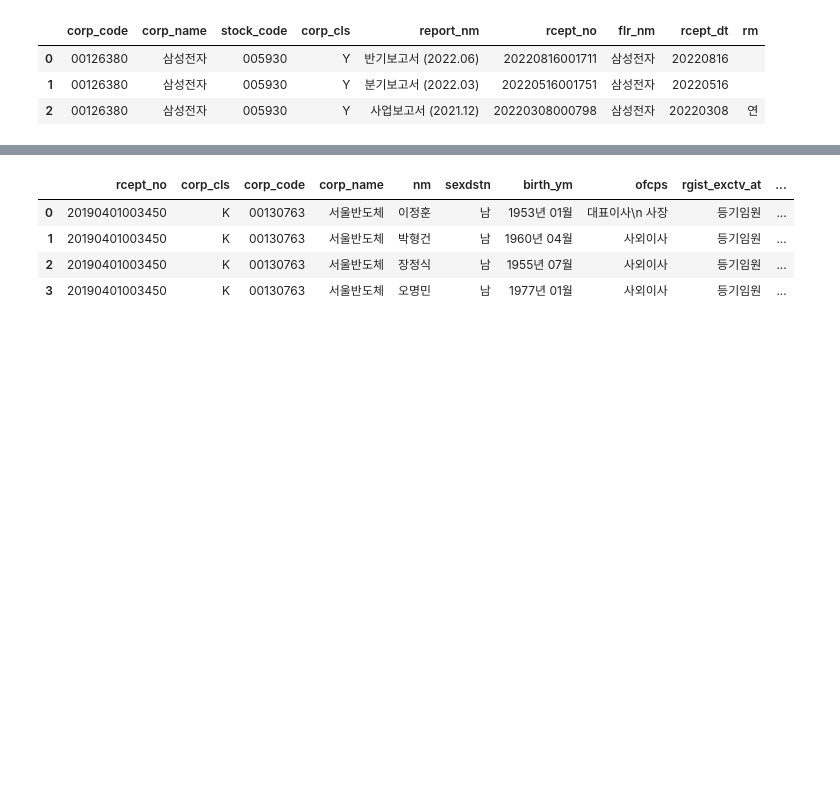
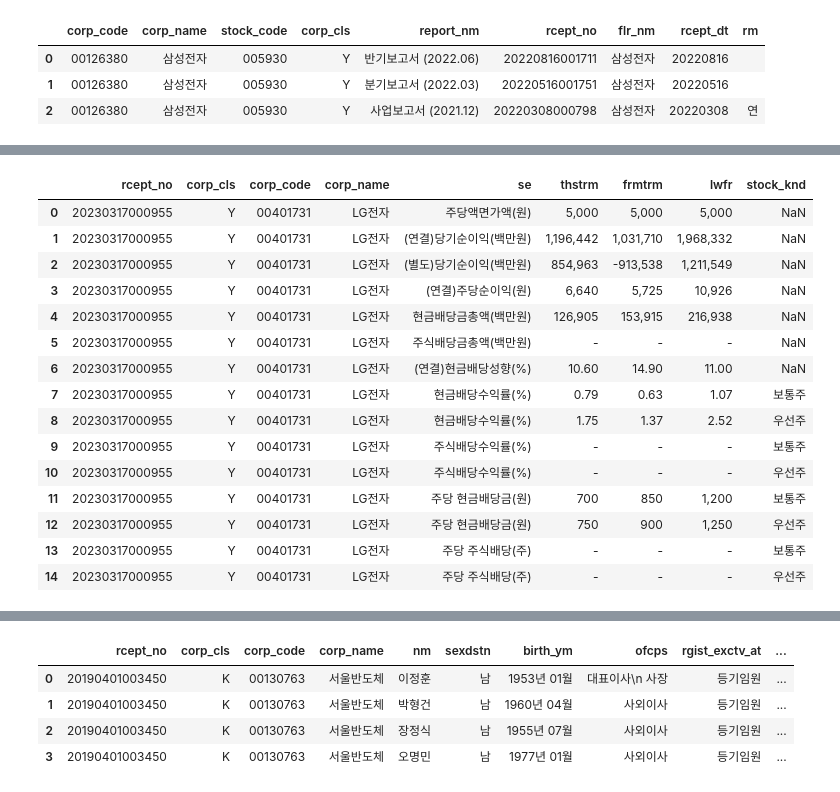
Before and after one commit to jaeseung11/Fintech_academy, a Jupyter notebook: DART_API.ipynb, the cells around one changed output, grey strips where cells are left out. Drawn from its saved outputs; the diff is of its cells as text; code cells hidden in the pictures; blank space fills up the shorter version.

```diff
--- a/DART_API.ipynb
+++ b/DART_API.ipynb
@@ -132,3 +126,24 @@ dart.report('005380', '배당', 2018)
+# %%
+# ==== 2. 사업보고서 ====
+# 삼성전자(005930), 배당관련 사항, 2018년
+dart.report('066570', '배당', 2022)
+# %% [output]
+|  | rcept_no | corp_cls | corp_code | corp_name | se | thstrm | frmtrm | lwfr | stock_knd |
+| 0 | 20230317000955 | Y | 00401731 | LG전자 | 주당액면가액(원) | 5,000 | 5,000 | 5,000 | NaN |
+| 1 | 20230317000955 | Y | 00401731 | LG전자 | (연결)당기순이익(백만원) | 1,196,442 | 1,031,710 | 1,968,332 | NaN |
+| 2 | 20230317000955 | Y | 00401731 | LG전자 | (별도)당기순이익(백만원) | 854,963 | -913,538 | 1,211,549 | NaN |
+| 3 | 20230317000955 | Y | 00401731 | LG전자 | (연결)주당순이익(원) | 6,640 | 5,725 | 10,926 | NaN |
+| 4 | 20230317000955 | Y | 00401731 | LG전자 | 현금배당금총액(백만원) | 126,905 | 153,915 | 216,938 | NaN |
+| 5 | 20230317000955 | Y | 00401731 | LG전자 | 주식배당금총액(백만원) | - | - | - | NaN |
+| 6 | 20230317000955 | Y | 00401731 | LG전자 | (연결)현금배당성향(%) | 10.60 | 14.90 | 11.00 | NaN |
+| 7 | 20230317000955 | Y | 00401731 | LG전자 | 현금배당수익률(%) | 0.79 | 0.63 | 1.07 | 보통주 |
+| 8 | 20230317000955 | Y | 00401731 | LG전자 | 현금배당수익률(%) | 1.75 | 1.37 | 2.52 | 우선주 |
+| 9 | 20230317000955 | Y | 00401731 | LG전자 | 주식배당수익률(%) | - | - | - | 보통주 |
+| 10 | 20230317000955 | Y | 00401731 | LG전자 | 주식배당수익률(%) | - | - | - | 우선주 |
+| 11 | 20230317000955 | Y | 00401731 | LG전자 | 주당 현금배당금(원) | 700 | 850 | 1,200 | 보통주 |
+| 12 | 20230317000955 | Y | 00401731 | LG전자 | 주당 현금배당금(원) | 750 | 900 | 1,250 | 우선주 |
+| 13 | 20230317000955 | Y | 00401731 | LG전자 | 주당 주식배당(주) | - | - | - | 보통주 |
+| 14 | 20230317000955 | Y | 00401731 | LG전자 | 주당 주식배당(주) | - | - | - | 우선주 |
 # %%
 # 서울반도체(046890), 최대주주 관한 사항, 2018년
 dart.report('046890', '최대주주', 2018)
```
Also changed, not shown: parts of 14 cells of this notebook.
